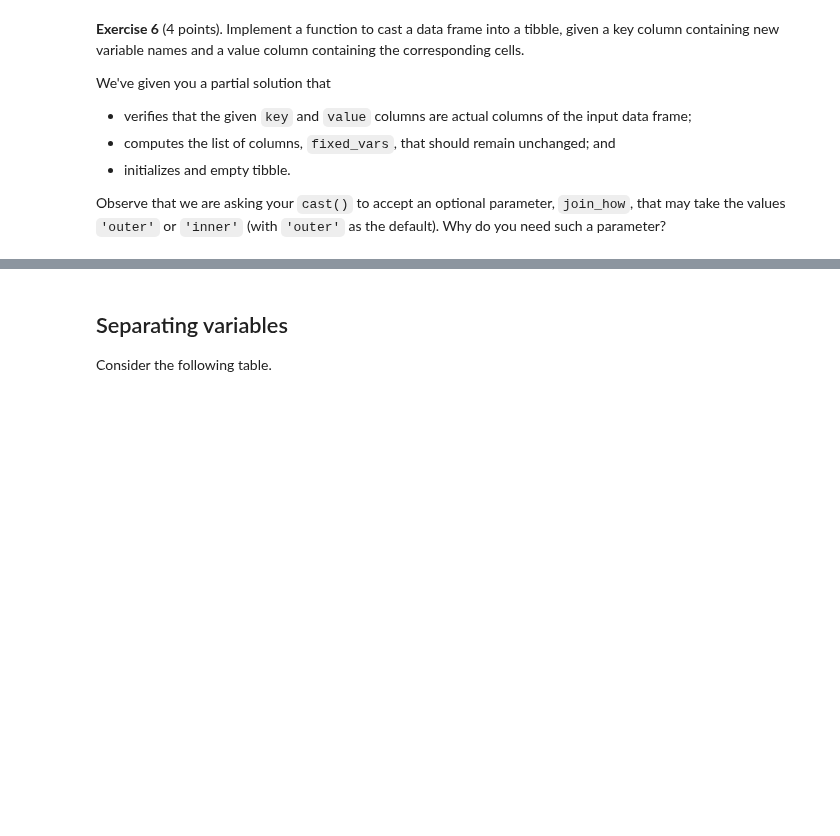
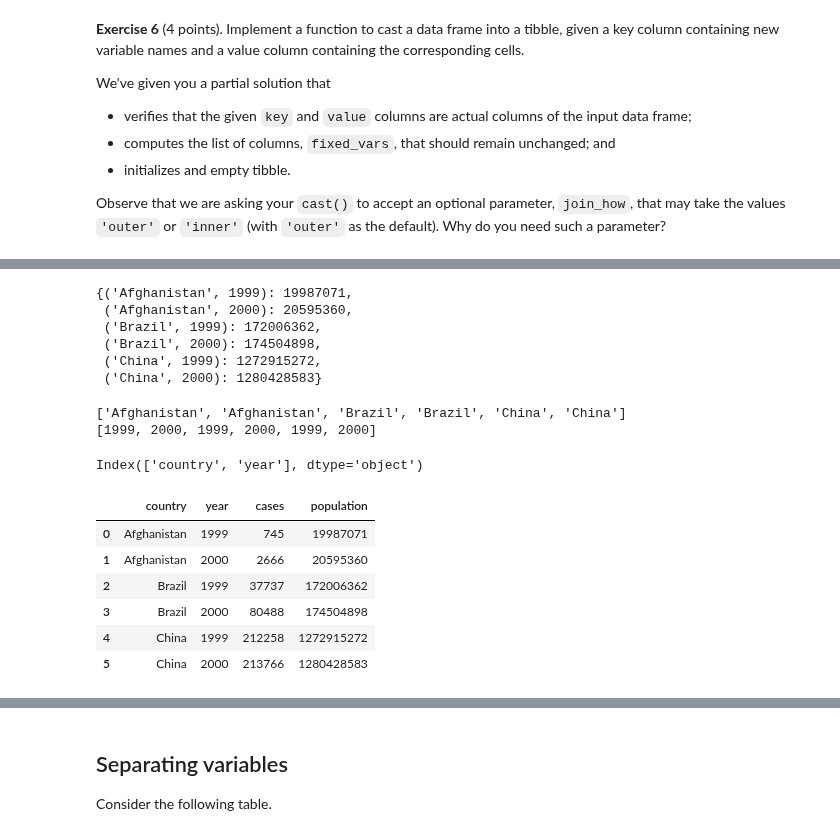
Before and after one commit to godsylla/ga_tech_omsa, a Jupyter notebook: cse_6040-computing-for-data-analysis/notebooks/nb7/main.ipynb, the cells around one changed output, grey strips where cells are left out. Drawn from its saved outputs; the diff is of its cells as text; code cells hidden in the pictures; blank space fills up the shorter version.

```diff
--- a/cse_6040-computing-for-data-analysis/notebooks/nb7/main.ipynb
+++ b/cse_6040-computing-for-data-analysis/notebooks/nb7/main.ipynb
@@ -1021,3 +1102,80 @@ def cast(df, key, value, join_how='outer'):
+# %%
+population_d = {}
+for i in range(len(mytest_table2)):
+    if 'population' in mytest_table2.loc[i, 'type']:
+        population_d[(mytest_table2.loc[i, 'country'], mytest_table2.loc[i, 'year'])] = mytest_table2.loc[i, 'count']
+
+population_d
+# %% [output]
+{('Afghanistan', 1999): 19987071,
+ ('Afghanistan', 2000): 20595360,
+ ('Brazil', 1999): 172006362,
+ ('Brazil', 2000): 174504898,
+ ('China', 1999): 1272915272,
+ ('China', 2000): 1280428583}
+# %%
+for i in range(len(list(population_d.keys())[1])):
+    placeholder = []
+    for key, value in population_d.items():
+        placeholder.append(key[i])
+
+    print(placeholder)
+# %% [output]
+['Afghanistan', 'Afghanistan', 'Brazil', 'Brazil', 'China', 'China']
+[1999, 2000, 1999, 2000, 1999, 2000]
+# %%
+def cast(df:pd.core.frame.DataFrame, key:str, value:str , join_how='outer') -> pd.core.frame.DataFrame:
+    """Casts the input data frame into a tibble,
+    given the key column and value column.
+    """
+    assert type(df) is pd.DataFrame
+    assert key in df.columns and value in df.columns
+    assert join_how in ['outer', 'inner'], 'join_how argument must be either "outer" or "inner".'
+
+    fixed_vars = df.columns.difference([key, value])
+    tibble = pd.DataFrame(columns=fixed_vars) # empty frame
+    print(fixed_vars)
+
+    # `key` is the column in the input df containing new var names
+    # New col names based on key:
+    new_col_names = [val for val in df[key].unique().tolist()]
+
+    usethis_d = {}
+    for k, col in enumerate(new_col_names):    # pass over 'cases' and 'population', each taking a turn
+
+        temp_d = {}
+        for i in range(len(df)): # pass over each row of the dataframe
+            if col in df.loc[i, key]:
+                dkey = tuple(df.loc[i, fixed_vars].values)
+                temp_d[dkey] = df.loc[i, value] # value is in this case = 'count'
+
+        # populate the first of the new col names
+        tibble[col] = temp_d.values()
+
+        # stash the last dictionary as a reference dict
+        usethis_d = temp_d
+
+    # use the reference dict to populate the fixed columns
+    for i in range(len(list(usethis_d.keys())[1])):
+        placeholder = []
+        for key, value in usethis_d.items():
+            placeholder.append(key[i])
+
+        tibble[fixed_vars[i]] = placeholder
+
+    return tibble
+# %%
+temp_tibble = cast(mytest_table2, key='type', value='count')
+temp_tibble
+# %% [output]
+Index(['country', 'year'], dtype='object')
+|  | country | year | cases | population |
+| 0 | Afghanistan | 1999 | 745 | 19987071 |
+| 1 | Afghanistan | 2000 | 2666 | 20595360 |
+| 2 | Brazil | 1999 | 37737 | 172006362 |
+| 3 | Brazil | 2000 | 80488 | 174504898 |
+| 4 | China | 1999 | 212258 | 1272915272 |
+| 5 | China | 2000 | 213766 | 1280428583 |
 # %%
 # Test: `cast_test`
 
```
Also changed, not shown: parts of 12 cells of this notebook, 5 other files.
